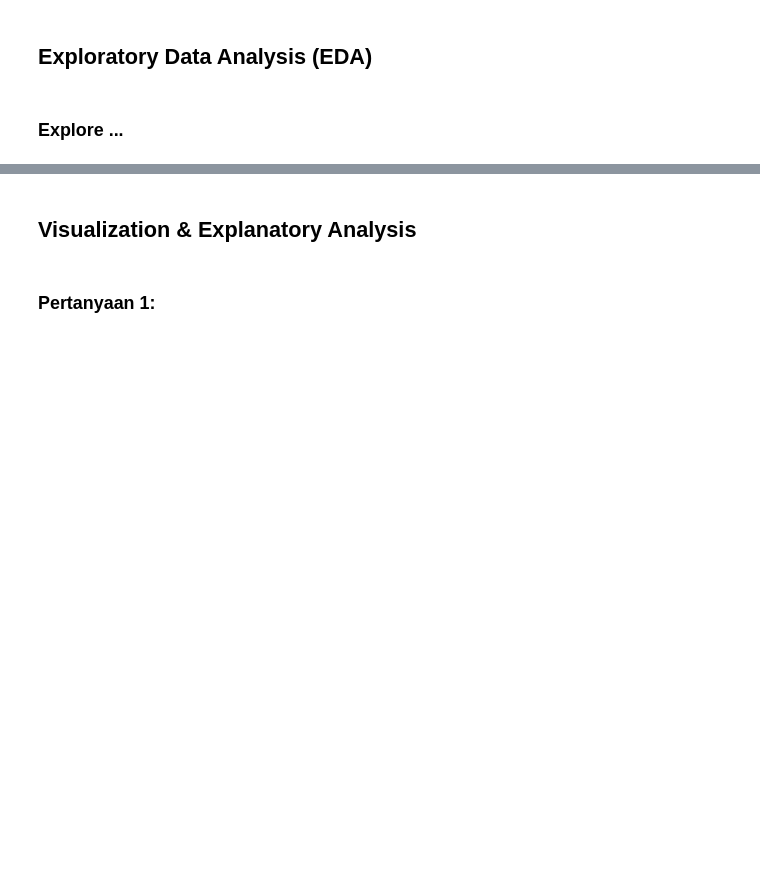
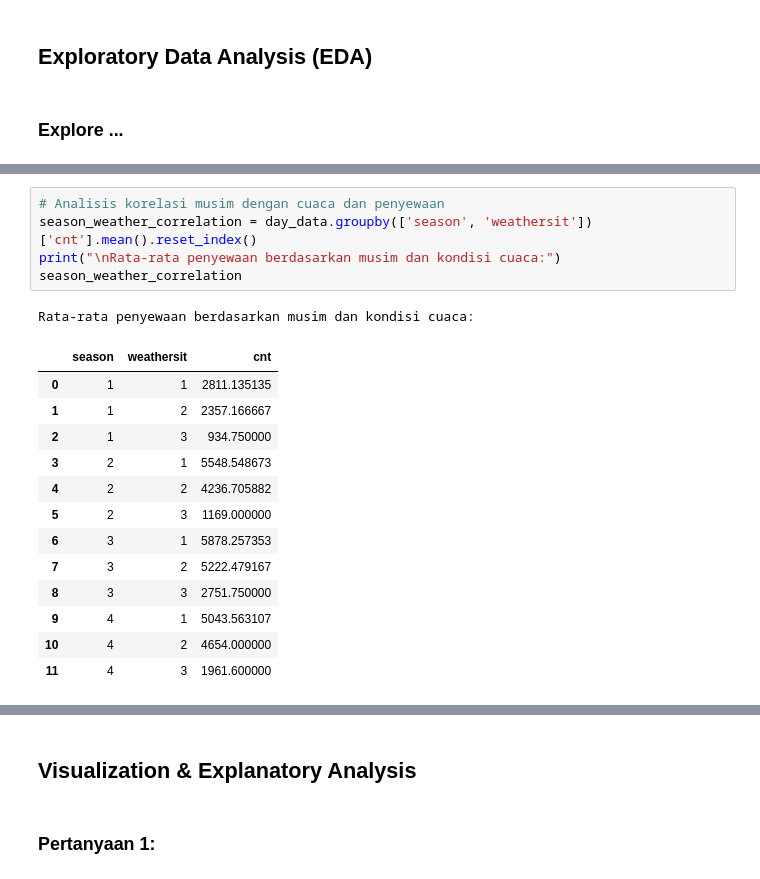
Before and after one commit to mutazs21/Analisis-Data-Bike-Sharing, a Jupyter notebook: Proyek_Analisis_Data.ipynb, the cells around one changed output, grey strips where cells are left out. Cells and saved outputs as stored; diff of their text form; blank space fills up the shorter version.

```diff
--- a/Proyek_Analisis_Data.ipynb
+++ b/Proyek_Analisis_Data.ipynb
@@ -250,0 +273,20 @@ plt.show()
+# %%
+# Analisis korelasi musim dengan cuaca dan penyewaan
+season_weather_correlation = day_data.groupby(['season', 'weathersit'])['cnt'].mean().reset_index()
+print("\nRata-rata penyewaan berdasarkan musim dan kondisi cuaca:")
+season_weather_correlation
+# %% [output]
+Rata-rata penyewaan berdasarkan musim dan kondisi cuaca:
+|  | season | weathersit | cnt |
+| 0 | 1 | 1 | 2811.135135 |
+| 1 | 1 | 2 | 2357.166667 |
+| 2 | 1 | 3 | 934.750000 |
+| 3 | 2 | 1 | 5548.548673 |
+| 4 | 2 | 2 | 4236.705882 |
+| 5 | 2 | 3 | 1169.000000 |
+| 6 | 3 | 1 | 5878.257353 |
+| 7 | 3 | 2 | 5222.479167 |
+| 8 | 3 | 3 | 2751.750000 |
+| 9 | 4 | 1 | 5043.563107 |
+| 10 | 4 | 2 | 4654.000000 |
+| 11 | 4 | 3 | 1961.600000 |
```
Also changed, not shown: parts of 25 cells of this notebook, 1 other file.
